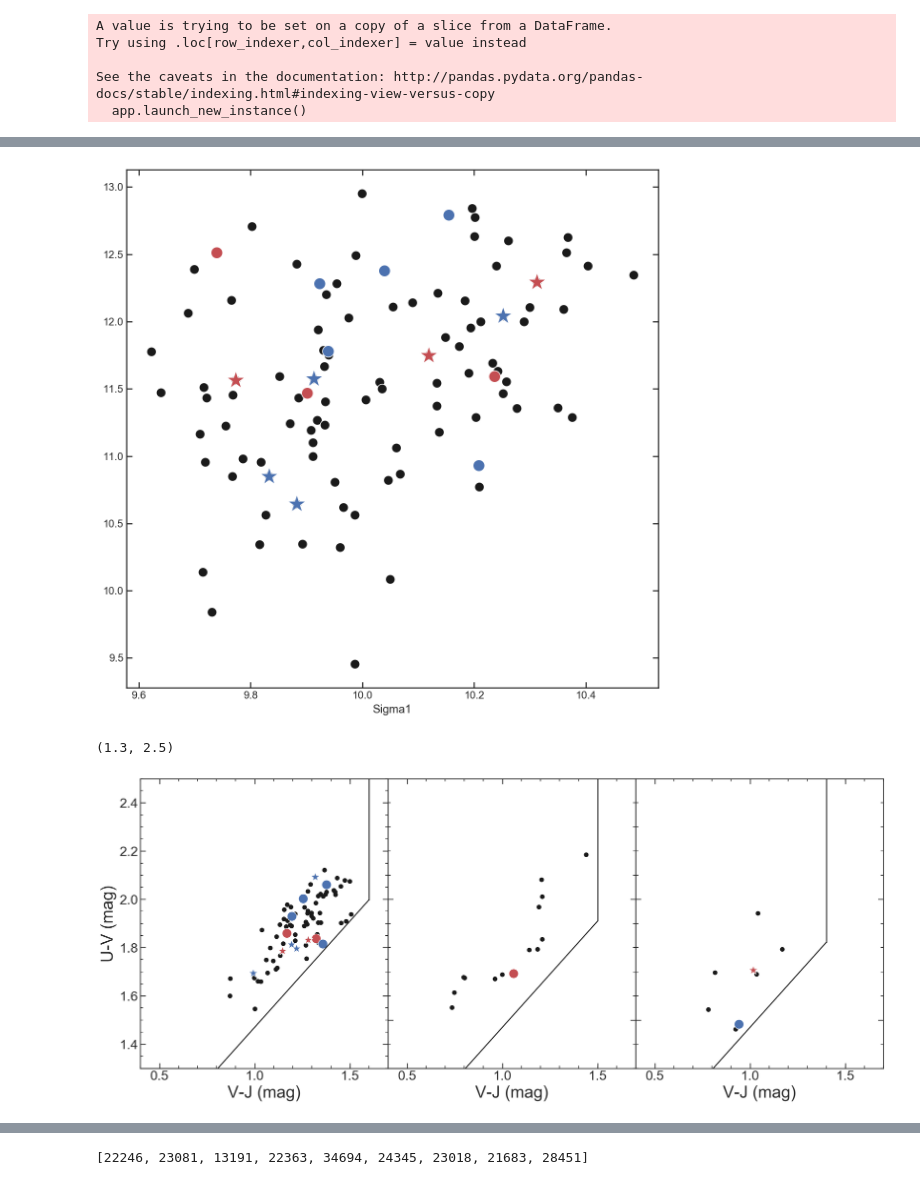
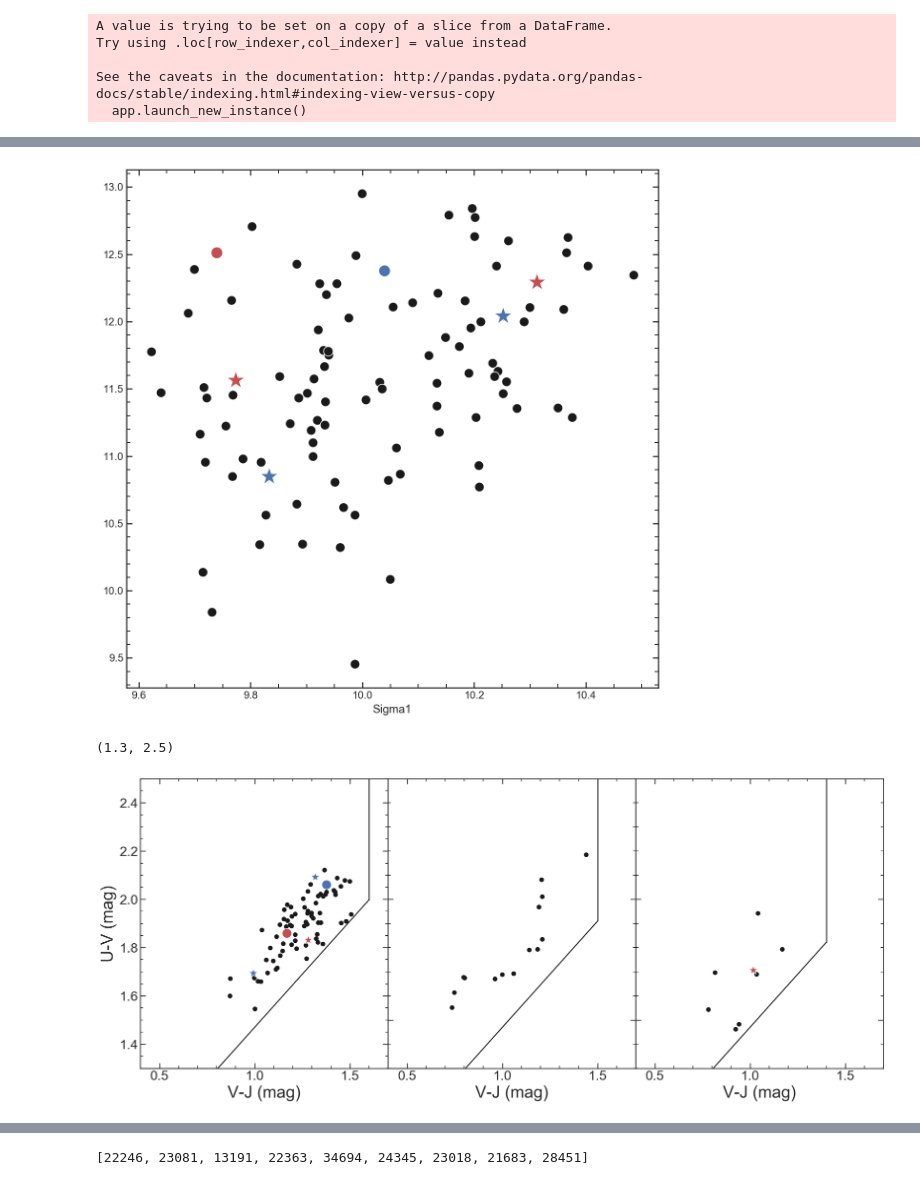
Before and after one commit to Vince-ec/Cluster_and_field, a Jupyter notebook: scripts/24_micron.ipynb, the cells around one changed output, grey strips where cells are left out. Saved outputs shown, nothing was run; the diff lists cells and outputs as text; code cells hidden in the pictures.

```diff
--- a/scripts/24_micron.ipynb
+++ b/scripts/24_micron.ipynb
@@ -156,0 +203,3 @@ array([40862, 45775, 44042])
+# %%
+Sd = ['l','p','l','p','p','l']
+Nd = ['p','p','l','l','l','l','l','l','p']
@@ -157,27 +238,30 @@ array([40862, 45775, 44042])
 # %%
 plt.figure(figsize=[10,10])
 sea.scatterplot(np.log10(mdb.Sigma1), cosmo.lookback_time(mdb.z_50), s=100, color = 'k')
 
 for i in range(len(Si)):
     ID = Si[i]
-    if Ssn[i] > 5:
-        sea.scatterplot(np.log10(mdb.query('id == {}'.format(ID)).Sigma1),
+    if Sd[i] == 'p':
+        if Ssn[i] > 5:
+            sea.scatterplot(np.log10(mdb.query('id == {}'.format(ID)).Sigma1),
                     cosmo.lookback_time(mdb.query('id == {}'.format(ID)).z_50), s=150, color = 'r')
-    else:
-        sea.scatterplot(np.log10(mdb.query('id == {}'.format(ID)).Sigma1),
+        else:
+            sea.scatterplot(np.log10(mdb.query('id == {}'.format(ID)).Sigma1),
                     cosmo.lookback_time(mdb.query('id == {}'.format(ID)).z_50), s=400, color = 'r', marker = '*')
 
 for i in range(len(Ni)):
     ID = Ni[i]
-    if Nsn[i] > 5:
-        sea.scatterplot(np.log10(mdb.query('id == {}'.format(ID)).Sigma1),
-                    cosmo.lookback_time(mdb.query('id == {}'.format(ID)).z_50), s=150, color = 'b')
+    if Nd[i] == 'p':
 
-    else:
-        sea.scatterplot(np.log10(mdb.query('id == {}'.format(ID)).Sigma1),
-                    cosmo.lookback_time(mdb.query('id == {}'.format(ID)).z_50), s=400, color = 'b', marker = '*')
+        if Nsn[i] > 5:
+            sea.scatterplot(np.log10(mdb.query('id == {}'.format(ID)).Sigma1),
+                        cosmo.lookback_time(mdb.query('id == {}'.format(ID)).z_50), s=150, color = 'b')
+
+        else:
+            sea.scatterplot(np.log10(mdb.query('id == {}'.format(ID)).Sigma1),
+                        cosmo.lookback_time(mdb.query('id == {}'.format(ID)).z_50), s=400, color = 'b', marker = '*')
 # %% [output]
-[figure, old version]
+[figure, new version]
 # %%
 UVy = np.linspace(0,2.5)
 VJx = np.linspace(-1,2.5)
@@ -225,12 +309,13 @@ for i in range(len(Si)):
         AX = ax2
     if 2.0 < mdb.query('id == {}'.format(ID)).zgrism.values[0] < 3:
         AX = ax3
+    if Sd[i] == 'p':
 
-    if Ssn[i] > 5:
-        sea.scatterplot(mdb.query('id == {}'.format(ID)).VJ.values,
-                    mdb.query('id == {}'.format(ID)).UV.values, s=200, color = 'r', ax = AX)
-    else:
-        sea.scatterplot(mdb.query('id == {}'.format(ID)).VJ.values,
+        if Ssn[i] > 5:
+            sea.scatterplot(mdb.query('id == {}'.format(ID)).VJ.values,
+                        mdb.query('id == {}'.format(ID)).UV.values, s=200, color = 'r', ax = AX)
+        else:
+            sea.scatterplot(mdb.query('id == {}'.format(ID)).VJ.values,
                     mdb.query('id == {}'.format(ID)).UV.values, s=200, color = 'r', marker = '*', ax = AX)
 
 for i in range(len(Ni)):
@@ -242,13 +327,14 @@ for i in range(len(Ni)):
         AX = ax2
     if 2.0 < mdb.query('id == {}'.format(ID)).zgrism.values[0] < 3:
         AX = ax3
+    if Nd[i] == 'p':
 
-    if Nsn[i] > 5:
-        sea.scatterplot(mdb.query('id == {}'.format(ID)).VJ.values,
-                    mdb.query('id == {}'.format(ID)).UV.values, s=200, color = 'b', ax = AX)
+        if Nsn[i] > 5:
+            sea.scatterplot(mdb.query('id == {}'.format(ID)).VJ.values,
+                        mdb.query('id == {}'.format(ID)).UV.values, s=200, color = 'b', ax = AX)
 
-    else:
-        sea.scatterplot(mdb.query('id == {}'.format(ID)).VJ.values,
+        else:
+            sea.scatterplot(mdb.query('id == {}'.format(ID)).VJ.values,
                     mdb.query('id == {}'.format(ID)).UV.values, s=200, color = 'b', marker = '*', ax = AX)
 
 ax1.set_xlabel('V-J (mag)', fontsize=25)
@@ -287,7 +373,7 @@ ax2.set_ylim(1.3,2.5)
 ax3.set_ylim(1.3,2.5)
 # %% [output]
 (1.3, 2.5)
-[figure, old version]
+[figure, new version]
 # %%
 plt.figure(figsize=[10,10])
 sea.scatterplot(mdb.lmass, mdb.Rm, s=100, color = 'k')
```
Also changed, not shown: parts of 17 cells of this notebook, 1 other file.
